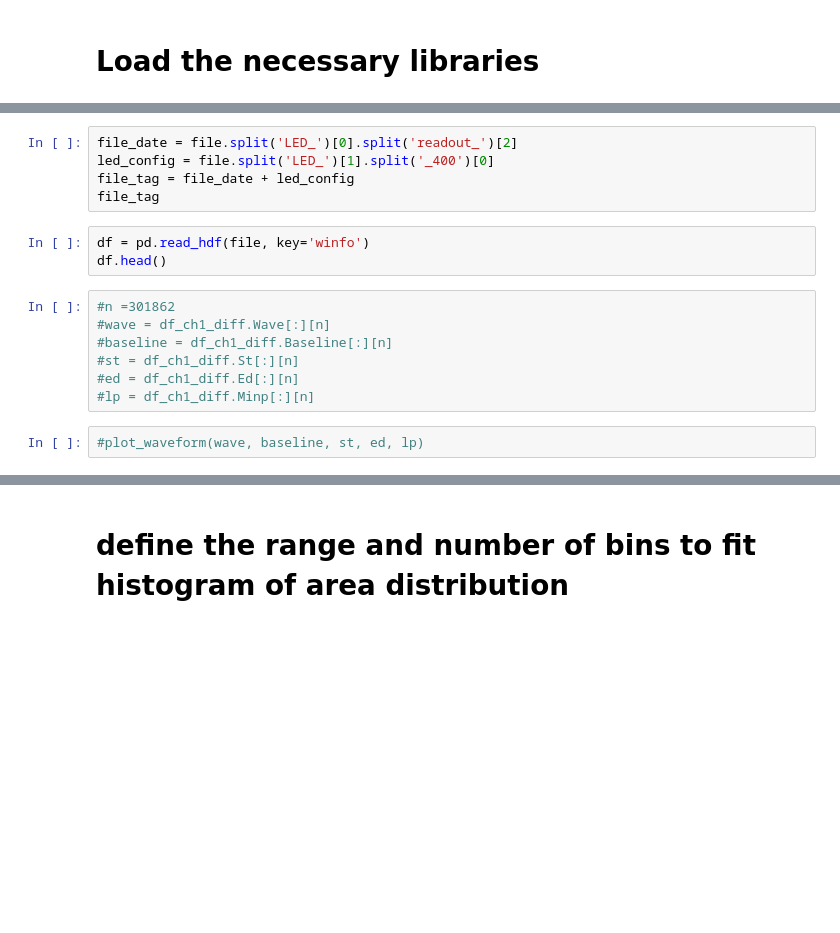
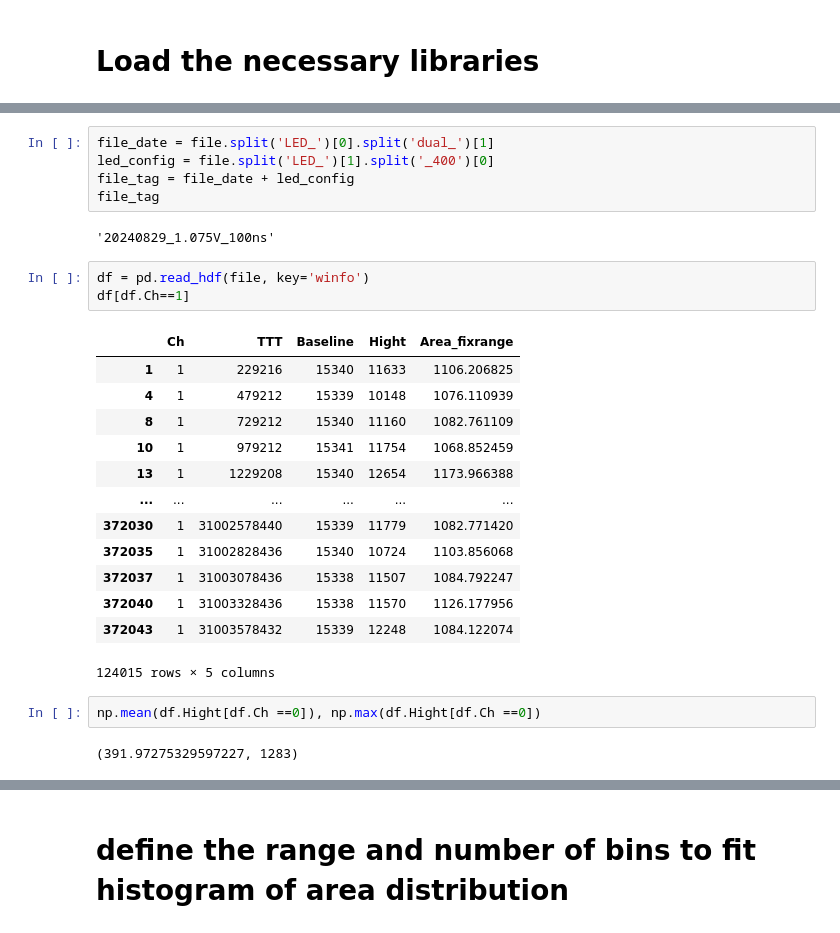
Before and after one commit to Westlake-University-Lsc-lab/ProcessLocalData, a Jupyter notebook: plot_example.ipynb, the cells around one changed output, grey strips where cells are left out. Saved outputs shown, nothing was run; the diff lists cells and outputs as text; blank space fills up the shorter version.

```diff
--- a/plot_example.ipynb
+++ b/plot_example.ipynb
@@ -220,17 +50,28 @@ file = 'outnpy/LV2415_anodereadout_LV2414_dualreadout_20240821_LED_1.7V_11ns_400
 # %%
-file_date = file.split('LED_')[0].split('readout_')[2]
+file_date = file.split('LED_')[0].split('dual_')[1]
 led_config = file.split('LED_')[1].split('_400')[0]
 file_tag = file_date + led_config
 file_tag
+# %% [output]
+'20240829_1.075V_100ns'
 # %%
 df = pd.read_hdf(file, key='winfo')
-df.head()
+df[df.Ch==1]
+# %% [output]
+|  | Ch | TTT | Baseline | Hight | Area_fixrange |
+| 1 | 1 | 229216 | 15340 | 11633 | 1106.206825 |
+| 4 | 1 | 479212 | 15339 | 10148 | 1076.110939 |
+| 8 | 1 | 729212 | 15340 | 11160 | 1082.761109 |
+| 10 | 1 | 979212 | 15341 | 11754 | 1068.852459 |
+| 13 | 1 | 1229208 | 15340 | 12654 | 1173.966388 |
+| ... | ... | ... | ... | ... | ... |
+| 372030 | 1 | 31002578440 | 15339 | 11779 | 1082.771420 |
+| 372035 | 1 | 31002828436 | 15340 | 10724 | 1103.856068 |
+| 372037 | 1 | 31003078436 | 15338 | 11507 | 1084.792247 |
+| 372040 | 1 | 31003328436 | 15338 | 11570 | 1126.177956 |
+| 372043 | 1 | 31003578432 | 15339 | 12248 | 1084.122074 |
+124015 rows × 5 columns
-# %%
-#n =301862
-#wave = df_ch1_diff.Wave[:][n]
-#baseline = df_ch1_diff.Baseline[:][n]
-#st = df_ch1_diff.St[:][n]
-#ed = df_ch1_diff.Ed[:][n]
-#lp = df_ch1_diff.Minp[:][n]
-# %%
-#plot_waveform(wave, baseline, st, ed, lp)
+# %%
+np.mean(df.Hight[df.Ch ==0]), np.max(df.Hight[df.Ch ==0])
+# %% [output]
+(391.97275329597227, 1283)
```
Also changed, not shown: parts of 37 cells of this notebook.
